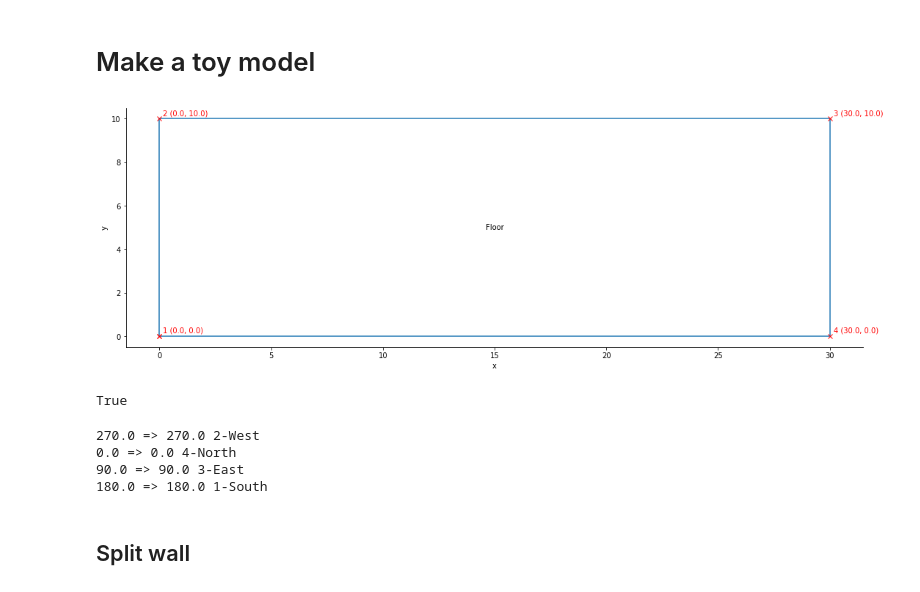
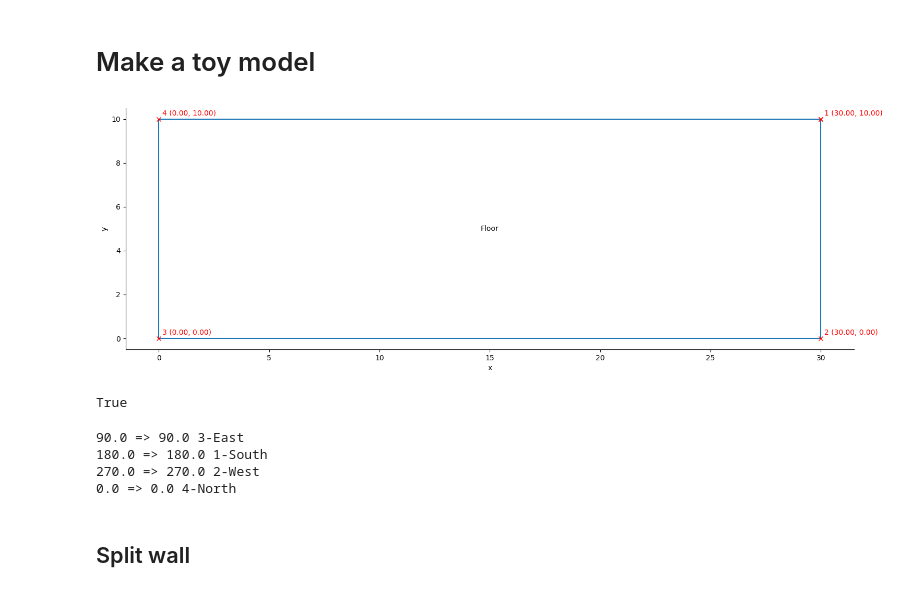
Before and after one commit to jmarrec/geomeffibem, a Jupyter notebook: GeomEffiBEM_Demonstration.ipynb, the cells around one changed output. Saved outputs shown, nothing was run; the diff lists cells and outputs as text; code cells hidden in the pictures.

Commit message:
Use Surface.Floor

```diff
--- a/GeomEffiBEM_Demonstration.ipynb
+++ b/GeomEffiBEM_Demonstration.ipynb
@@ -16,16 +16,16 @@ f"OS: {openstudio.openStudioLongVersion()}, E+ {openstudio.energyPlusVersion()}+
 # %%
 min_x = 0.0
 max_x = 30.0
 min_y = 0.0
 max_y = 10.0
 min_z = 0.0
-max_z = 0.3 # Floor height
+max_z = 3.0 # Floor height
 
-floor_surface = geomeffibem.Surface.Rectangle(min_x=min_x, max_x=max_x, min_y=min_y, max_y=max_y, min_z=min_z, max_z=0.0)
+floor_surface = geomeffibem.Surface.Floor(min_x=min_x, max_x=max_x, min_y=min_y, max_y=max_y, z=min_z)
 floor_surface.name = 'Floor'
 ax = floor_surface.plot()
 # %% [output]
-[figure, old version]
+[figure, new version]
 # %%
 m = openstudio.model.Model()
 b = m.getBuilding()
@@ -76,10 +76,10 @@ for sf in s.surfaces():
         print(azimuth, facade)
         sf.setName(f"{facade}".upper())  # - Abs azimuth {azimuth:.2f}".upper())
 # %% [output]
+90.0 => 90.0 3-East
+180.0 => 180.0 1-South
 270.0 => 270.0 2-West
 0.0 => 0.0 4-North
-90.0 => 90.0 3-East
-180.0 => 180.0 1-South
 # %% [markdown]
 ## Split wall
 # %%
```
Also changed, not shown: parts of 7 cells of this notebook.
